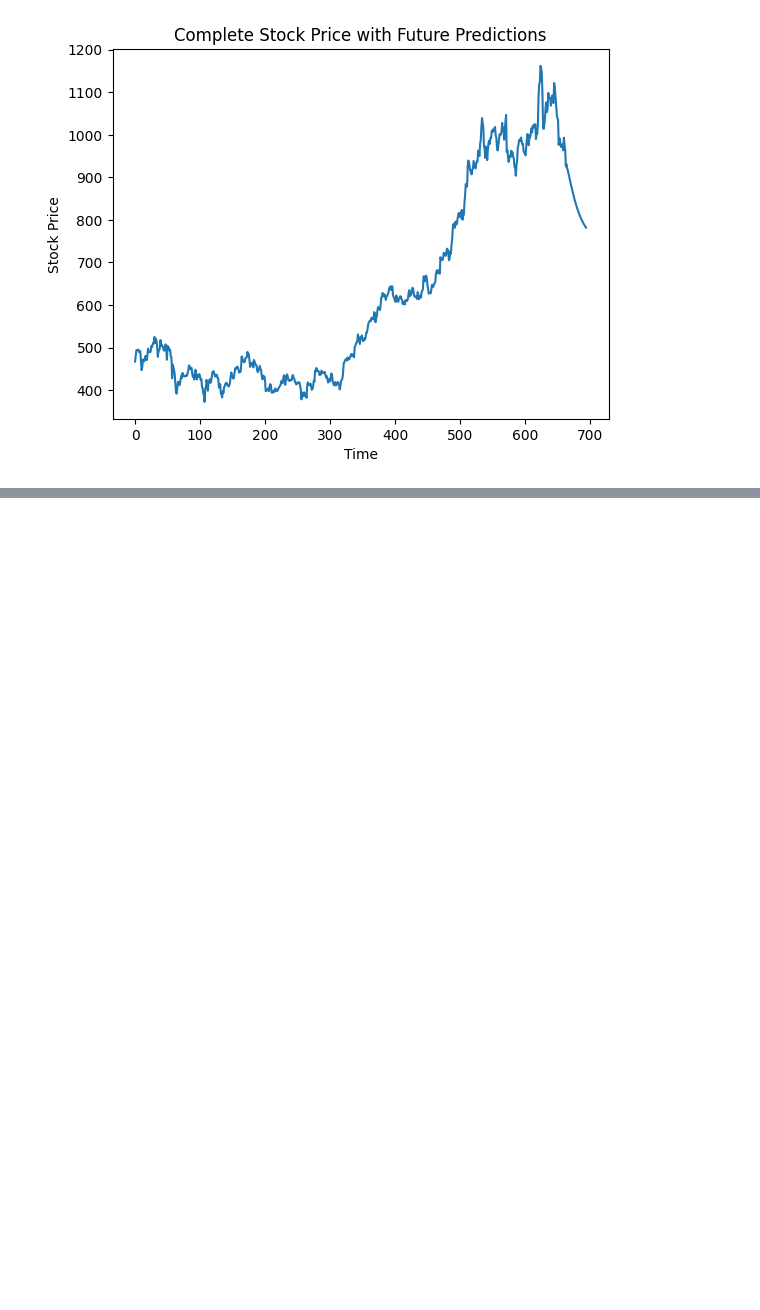
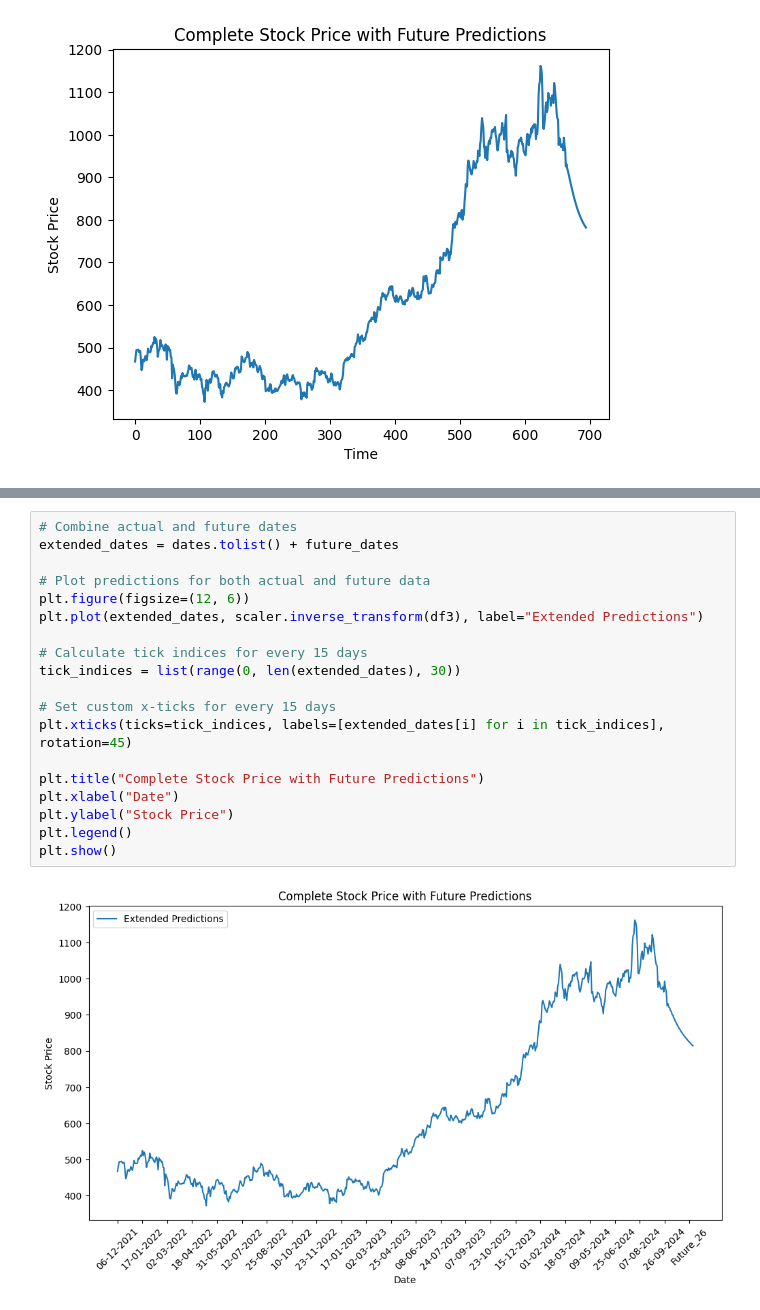
Before and after one commit to shivannadm/Data_Science_path, a Jupyter notebook: 02_lstm_stock_price_prediction_Testing.ipynb, the cells around one changed output, grey strips where cells are left out. Saved outputs shown, nothing was run; the diff lists cells and outputs as text; blank space fills up the shorter version.

```diff
--- a/02_lstm_stock_price_prediction_Testing.ipynb
+++ b/02_lstm_stock_price_prediction_Testing.ipynb
@@ -516,0 +517,21 @@ Test RMSE: 944.3895756109835
+# %%
+# Combine actual and future dates
+extended_dates = dates.tolist() + future_dates
+
+# Plot predictions for both actual and future data
+plt.figure(figsize=(12, 6))
+plt.plot(extended_dates, scaler.inverse_transform(df3), label="Extended Predictions")
+
+# Calculate tick indices for every 15 days
+tick_indices = list(range(0, len(extended_dates), 30))
+
+# Set custom x-ticks for every 15 days
+plt.xticks(ticks=tick_indices, labels=[extended_dates[i] for i in tick_indices], rotation=45)
+
+plt.title("Complete Stock Price with Future Predictions")
+plt.xlabel("Date")
+plt.ylabel("Stock Price")
+plt.legend()
+plt.show()
+# %% [output]
+[figure, added]
```
Also changed, not shown: parts of 1 cell of this notebook.
